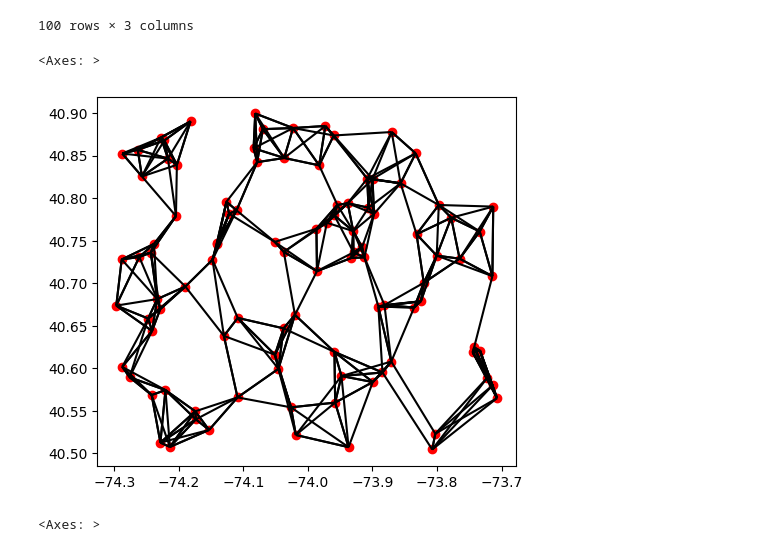
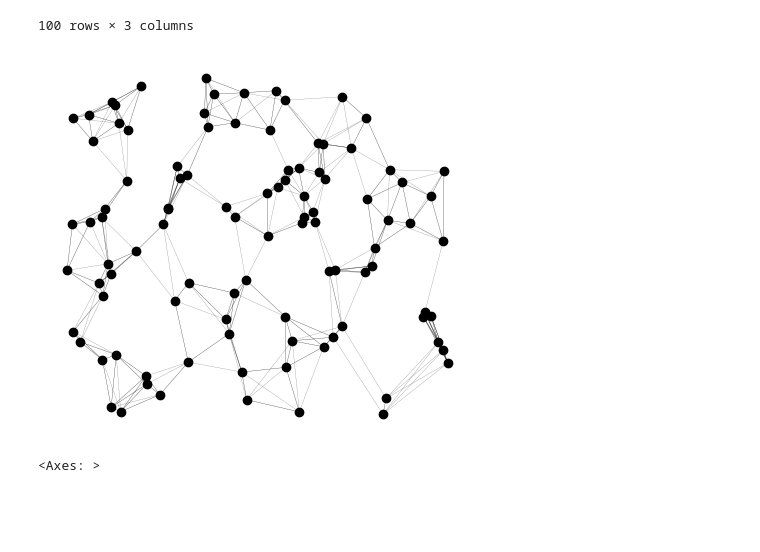
Before and after one commit to yumobennyyang/Mapping-Systems, a Jupyter notebook: Tutorials/03_networks.ipynb, the cells around one changed output. Drawn from its saved outputs; the diff is of its cells as text; code cells hidden in the pictures; blank space fills up the shorter version.

```diff
--- a/Tutorials/03_networks.ipynb
+++ b/Tutorials/03_networks.ipynb
@@ -94,11 +88,11 @@ lines_gdf = gpd.GeoDataFrame(
     gdf[["line_geometry"]], geometry="line_geometry", crs="EPSG:4326"
 )
 # %%
-ax = lines_gdf.plot(color="black")
-gdf.plot(ax=ax, color="red")
+ax = lines_gdf.plot(color="black", alpha=0.5, linewidth=0.2)
+gdf.plot(ax=ax, color="black").set_axis_off()
+plt.savefig("lines.pdf", bbox_inches="tight", pad_inches=0)
 # %% [output]
-<Axes: >
-[figure, old version]
+[figure, new version]
 # %%
 # plot the lines for a single point
 s = gdf.sample(1)
```
Also changed, not shown: parts of 3 cells of this notebook, 2 other files.
